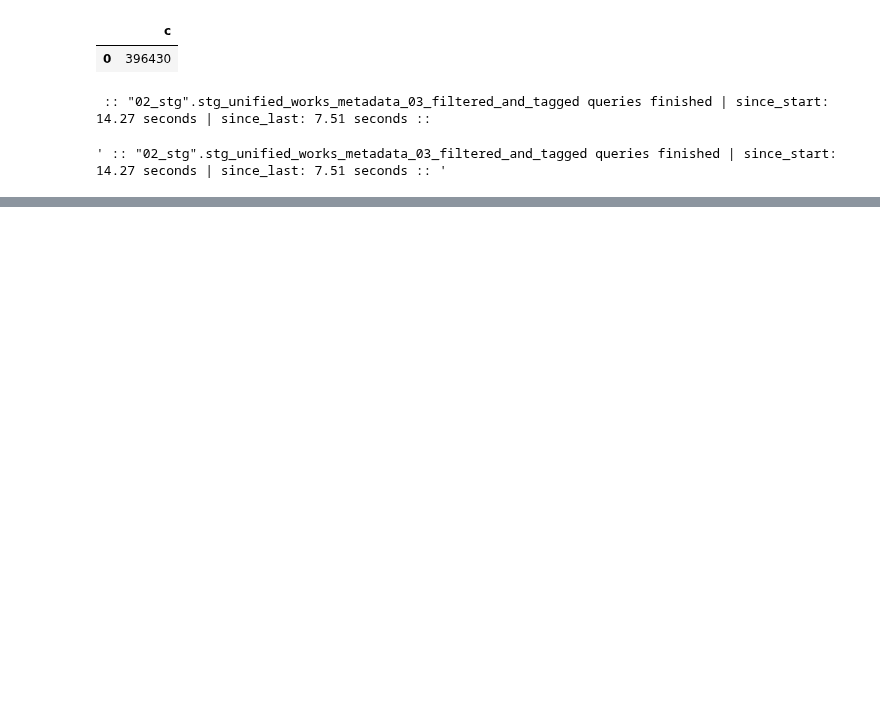
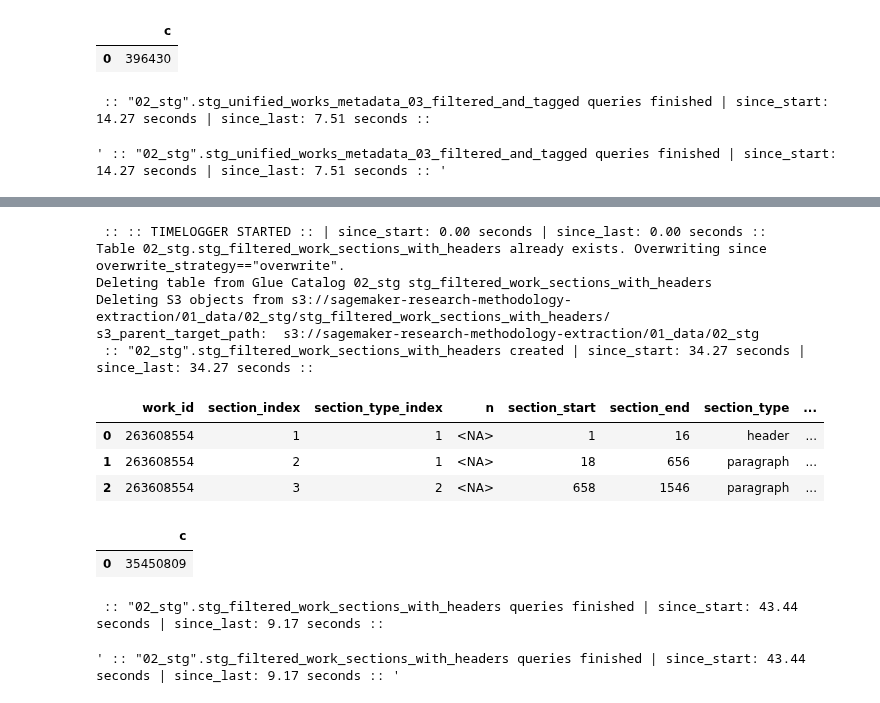
Before and after one commit to ka-steve/sagemaker_research_classification, a Jupyter notebook: src/04_transformation/04_01_transformation_control.ipynb, the cells around one changed output, grey strips where cells are left out. Cells and saved outputs as stored; diff of their text form; code cells hidden in the pictures; blank space fills up the shorter version.

```diff
--- a/src/04_transformation/04_01_transformation_control.ipynb
+++ b/src/04_transformation/04_01_transformation_control.ipynb
@@ -722,0 +785,32 @@ SELECT id_semanticscholar, bucket_10p FROM numbered WHERE openalex_primary_topic
+# %%
+table_name = 'stg_filtered_work_sections_with_headers'
+db_name = '02_stg'
+timelogger = utils.TimeLogger()
+utils.create_table_from_sql_file(
+    database_name=db_name,
+    table_name=table_name,
+    overwrite_strategy='overwrite', # options: fail, overwrite, ignore
+    wait=True,
+    # s3_parent_target_path=config.S3_CORE_DATA_PATH
+)
+timelogger.log(f'"{db_name}".{table_name} created')
+
+utils.pd_set_options(cols=300)
+display(wr.athena.read_sql_query(f"""SELECT * FROM "{db_name}".{table_name} LIMIT 3 """, db_name))
+display(wr.athena.read_sql_query(f"""SELECT COUNT(*) AS c FROM "{db_name}".{table_name} """, db_name))
+timelogger.log(f'"{db_name}".{table_name} queries finished')
+# %% [output]
+ :: :: TIMELOGGER STARTED :: | since_start: 0.00 seconds | since_last: 0.00 seconds ::
+Table 02_stg.stg_filtered_work_sections_with_headers already exists. Overwriting since overwrite_strategy=="overwrite".
+Deleting table from Glue Catalog 02_stg stg_filtered_work_sections_with_headers
+Deleting S3 objects from s3://sagemaker-research-methodology-extraction/01_data/02_stg/stg_filtered_work_sections_with_headers/
+s3_parent_target_path:  s3://sagemaker-research-methodology-extraction/01_data/02_stg
+ :: "02_stg".stg_filtered_work_sections_with_headers created | since_start: 34.27 seconds | since_last: 34.27 seconds ::
+|  | work_id | section_index | section_type_index | n | section_start | section_end | section_type | ... |
+| 0 | 263608554 | 1 | 1 | <NA> | 1 | 16 | header | ... |
+| 1 | 263608554 | 2 | 1 | <NA> | 18 | 656 | paragraph | ... |
+| 2 | 263608554 | 3 | 2 | <NA> | 658 | 1546 | paragraph | ... |
+|  | c |
+| 0 | 35450809 |
+ :: "02_stg".stg_filtered_work_sections_with_headers queries finished | since_start: 43.44 seconds | since_last: 9.17 seconds ::
+' :: "02_stg".stg_filtered_work_sections_with_headers queries finished | since_start: 43.44 seconds | since_last: 9.17 seconds :: '
```
Also changed, not shown: parts of 14 cells of this notebook, 10 other files.
